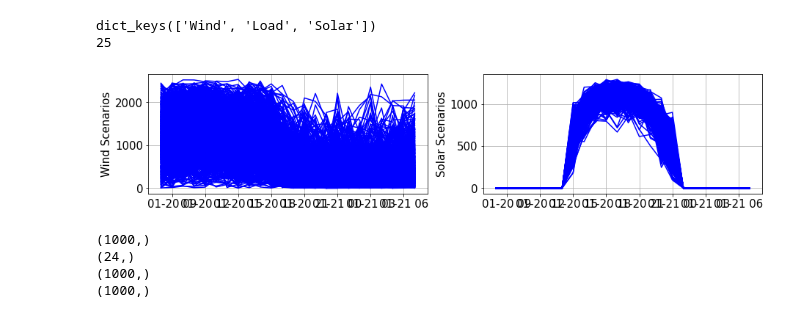
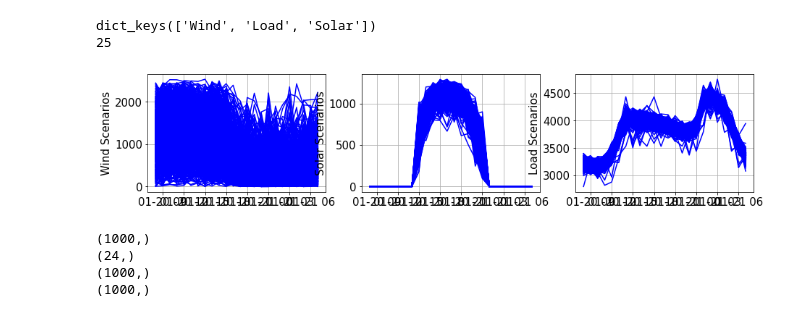
Before and after one commit to MahashwetaPatra/Financial-Modeling-Renewable-Energy, a Jupyter notebook: RTSVaticOutput.ipynb, the cells around one changed output. Drawn from its saved outputs; the diff is of its cells as text; code cells hidden in the pictures.

```diff
--- a/RTSVaticOutput.ipynb
+++ b/RTSVaticOutput.ipynb
@@ -153,32 +153,40 @@ for i in range(1,25):
     SolarScenariosNew.to_csv('SolarScenario'+str(i)+'.csv')
 #print(SolarScenarios)
 SolarScenarios.to_csv('SolarScenariosAggregated.csv')
+LoadScenarios=scenarios['Load']['1']+scenarios['Load']['2']+scenarios['Load']['3']
 # %% [output]
 dict_keys(['Wind', 'Load', 'Solar'])
 25
 # %%
 import matplotlib.pyplot as plt
 #plt.figure()
 fig = plt.figure(figsize=(15,3))
-ax = fig.add_subplot(1,2,1)
+ax = fig.add_subplot(1,3,1)
 ax.set_ylabel("Wind Scenarios",fontsize=15)
 plt.plot(WindScenarios.T,'b')
 plt.show
 plt.grid()
 ax.tick_params(labelsize=15)
 
-ax = fig.add_subplot(1,2,2)
+ax = fig.add_subplot(1,3,2)
 ax.set_ylabel("Solar Scenarios",fontsize=15)
 plt.plot(SolarScenarios.T,'b')
+plt.show
+plt.grid()
+ax.tick_params(labelsize=15)
+
+ax = fig.add_subplot(1,3,3)
+ax.set_ylabel("Load Scenarios",fontsize=15)
+plt.plot(LoadScenarios.T,'b')
 plt.show
 plt.grid()
 ax.tick_params(labelsize=15)
 
 #plt.ylim([0.8, 1.02])
 #plt.xlabel("Date")
 #plt.ylabel("% of assets whose scenarios cover actuals from below")
 #plt.title("Wind Coverage From Below at Asset Level Across Time (ORFEUS)")
 #plt.tight_layout()
 #plt.savefig("C:\\Users\\Mahashweta Patra\\Documents\\MikeLudkovski\\Output\\Percentiles\\IntraDayNew1\\Figure\\WindCoverageIntraDayNew1.png", dpi=300)
 # %% [output]
-[figure, old version]
+[figure, new version]
```
Also changed, not shown: parts of 4 cells of this notebook.
